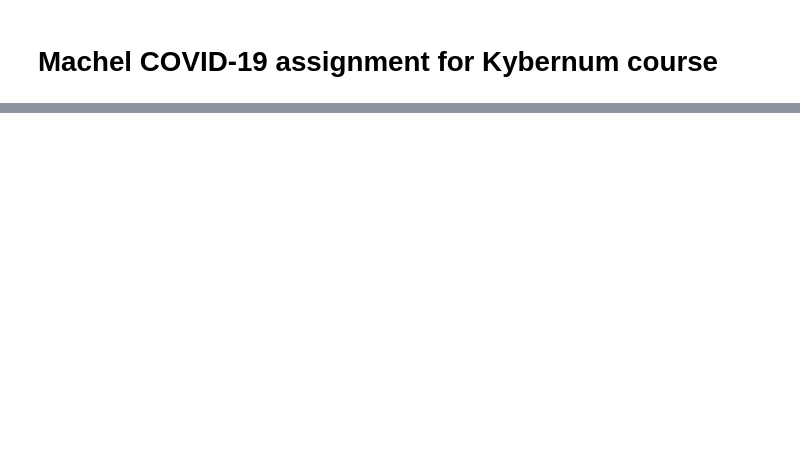
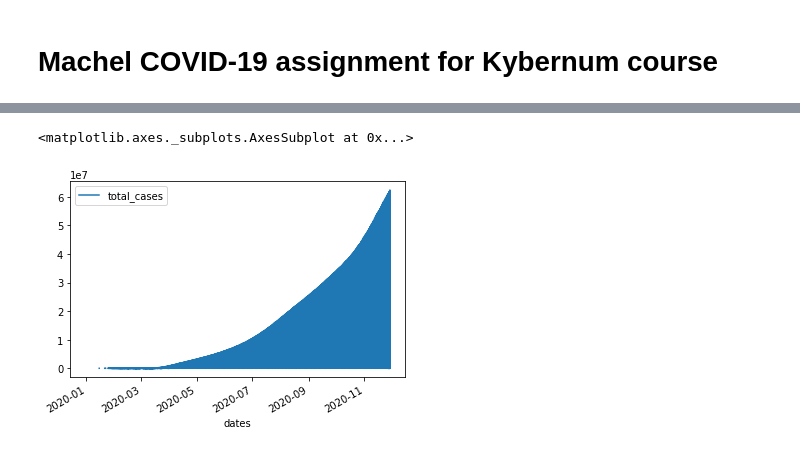
Before and after one commit to machelpantin/Covid_assignment, a Jupyter notebook: Machel assignment.ipynb, the cells around one changed output, grey strips where cells are left out. Drawn from its saved outputs; the diff is of its cells as text; code cells hidden in the pictures; blank space fills up the shorter version.

```diff
--- a/Machel assignment.ipynb
+++ b/Machel assignment.ipynb
@@ -26,0 +56,3 @@ covid
+# %%
+#Sets country name as index
+covid = covid.set_index('location')
@@ -26,0 +77,2 @@ covid
+# %%
+covid['dates'] = pd.to_datetime(covid.date)
@@ -26,0 +110,5 @@ covid
+# %%
+covid.sort_values('dates').plot('dates', 'total_cases')
+# %% [output]
+<matplotlib.axes._subplots.AxesSubplot at 0x...>
+[figure, added]
```
Also changed, not shown: parts of 17 cells of this notebook, 1 other file.
